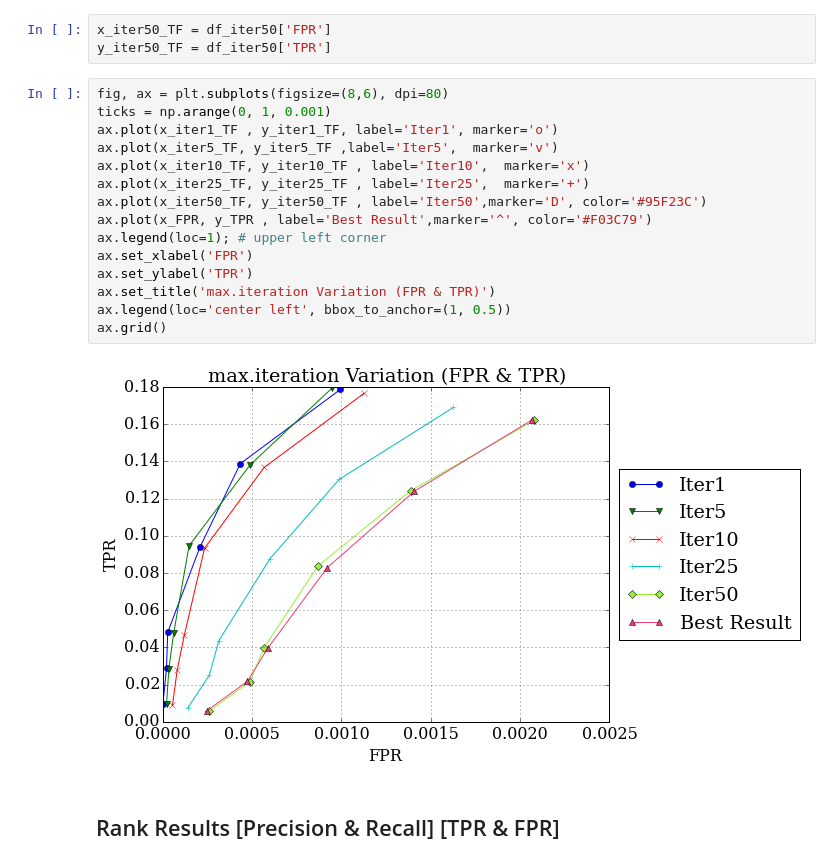
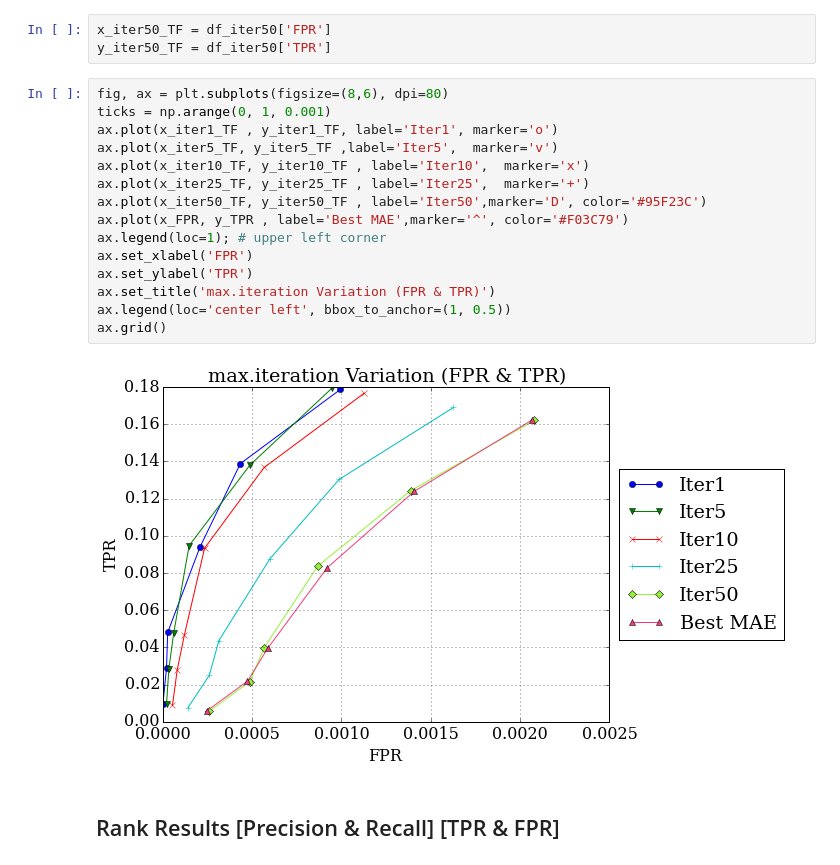
Before and after one commit to priagungk/Recommendation-System, a Jupyter notebook: plotting.ipynb, the cells around one changed output. Saved outputs shown, nothing was run; the diff lists cells and outputs as text.

```diff
--- a/plotting.ipynb
+++ b/plotting.ipynb
@@ -180,20 +180,20 @@ y_iter50_TF = df_iter50['TPR']
 # %%
 fig, ax = plt.subplots(figsize=(8,6), dpi=80)
 ticks = np.arange(0, 1, 0.001)
 ax.plot(x_iter1_TF , y_iter1_TF, label='Iter1', marker='o')
 ax.plot(x_iter5_TF, y_iter5_TF ,label='Iter5',  marker='v')
 ax.plot(x_iter10_TF, y_iter10_TF , label='Iter10',  marker='x')
 ax.plot(x_iter25_TF, y_iter25_TF , label='Iter25',  marker='+')
 ax.plot(x_iter50_TF, y_iter50_TF , label='Iter50',marker='D', color='#95F23C')
-ax.plot(x_FPR, y_TPR , label='Best Result',marker='^', color='#F03C79')
+ax.plot(x_FPR, y_TPR , label='Best MAE',marker='^', color='#F03C79')
 ax.legend(loc=1); # upper left corner
 ax.set_xlabel('FPR')
 ax.set_ylabel('TPR')
 ax.set_title('max.iteration Variation (FPR & TPR)')
 ax.legend(loc='center left', bbox_to_anchor=(1, 0.5))
 ax.grid()
 # %% [output]
-[figure, old version]
+[figure, new version]
 # %% [markdown]
 ## Rank Results [Precision & Recall] [TPR & FPR]
 # %%
```
Also changed, not shown: parts of 3 cells of this notebook.
